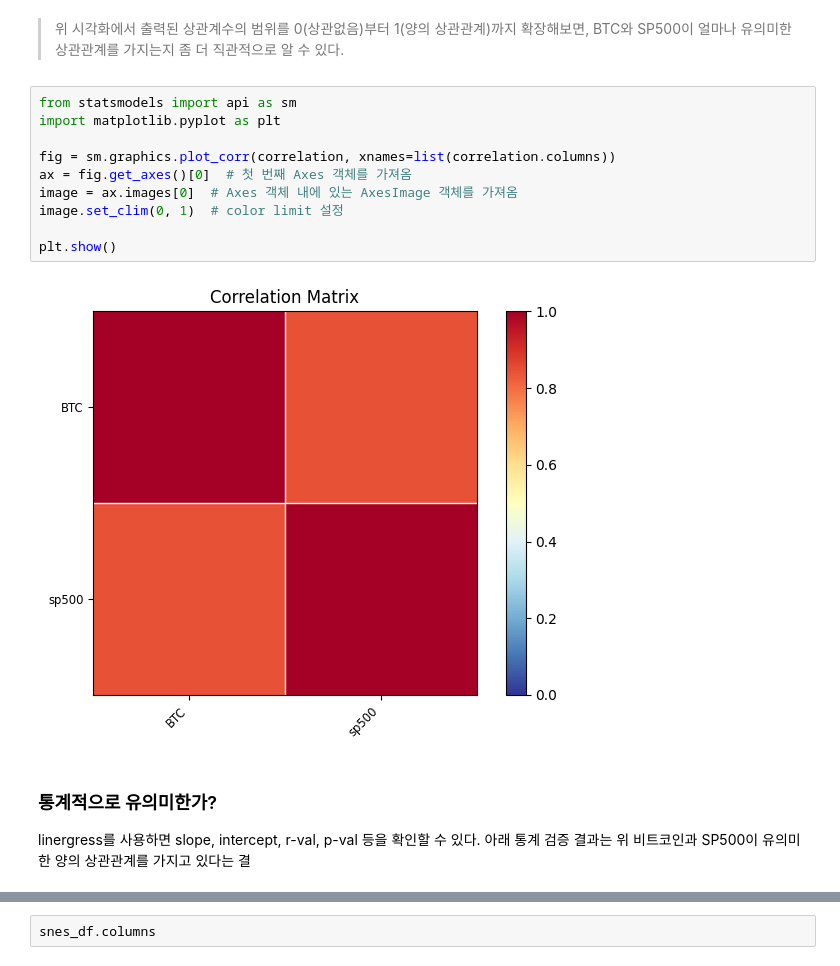
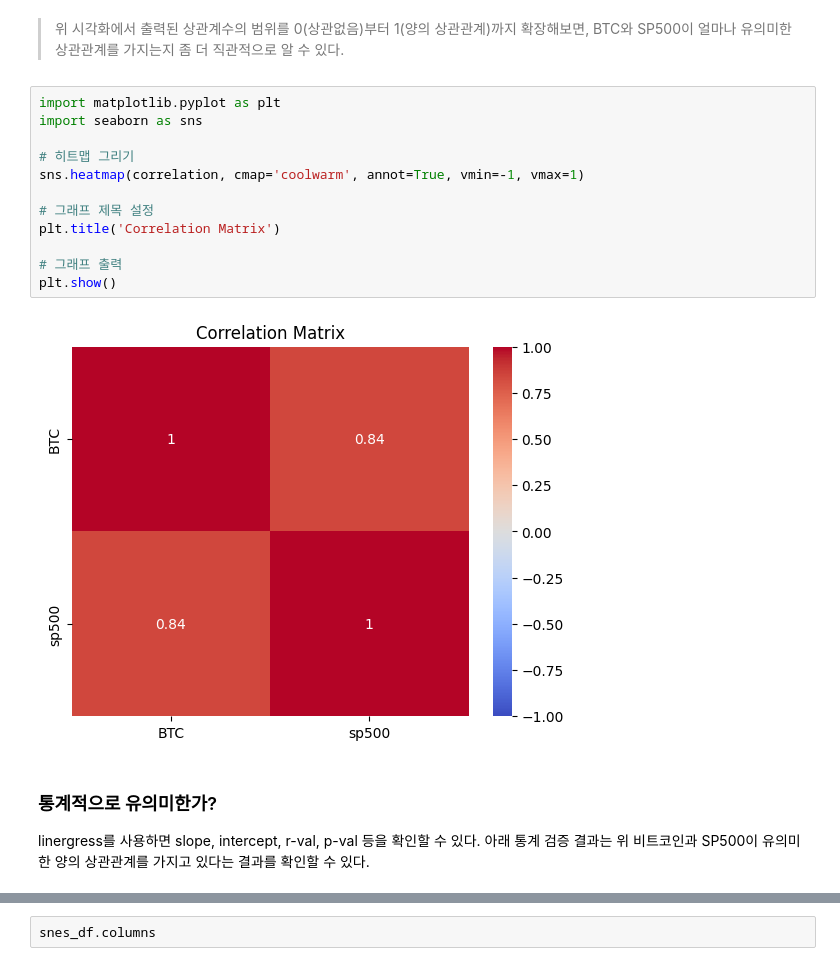
Before and after one commit to young1ll/time-series-da, a Jupyter notebook: notebook/correlation_btc.ipynb, the cells around one changed output, grey strips where cells are left out. Drawn from its saved outputs; the diff is of its cells as text.

```diff
--- a/notebook/correlation_btc.ipynb
+++ b/notebook/correlation_btc.ipynb
@@ -162,23 +149,25 @@ plt.show()
 [figure]
 # %% [markdown]
 > 위 시각화에서 출력된 상관계수의 범위를 0(상관없음)부터 1(양의 상관관계)까지 확장해보면, BTC와 SP500이 얼마나 유의미한 상관관계를 가지는지 좀 더 직관적으로 알 수 있다.
-# %%
-from statsmodels import api as sm
-import matplotlib.pyplot as plt
-
-fig = sm.graphics.plot_corr(correlation, xnames=list(correlation.columns))
-ax = fig.get_axes()[0]  # 첫 번째 Axes 객체를 가져옴
-image = ax.images[0]  # Axes 객체 내에 있는 AxesImage 객체를 가져옴
-image.set_clim(0, 1)  # color limit 설정
-
-plt.show()
-# %% [output]
-[figure, removed]
+# %%
+import matplotlib.pyplot as plt
+import seaborn as sns
+
+# 히트맵 그리기
+sns.heatmap(correlation, cmap='coolwarm', annot=True, vmin=-1, vmax=1)
+
+# 그래프 제목 설정
+plt.title('Correlation Matrix')
+
+# 그래프 출력
+plt.show()
+# %% [output]
+[figure, added]
 # %% [markdown]
 ### 통계적으로 유의미한가?
 
 linergress를 사용하면 slope, intercept, r-val, p-val 등을 확인할 수 있다.
-아래 통계 검증 결과는 위 비트코인과 SP500이 유의미한 양의 상관관계를 가지고 있다는 결
+아래 통계 검증 결과는 위 비트코인과 SP500이 유의미한 양의 상관관계를 가지고 있다는 결과를 확인할 수 있다.
 # %%
 from scipy.stats import linregress
 linregress(SP500BTC['sp500'],SP500BTC['BTC'])
```
Also changed, not shown: parts of 38 cells of this notebook, 9 other files.
